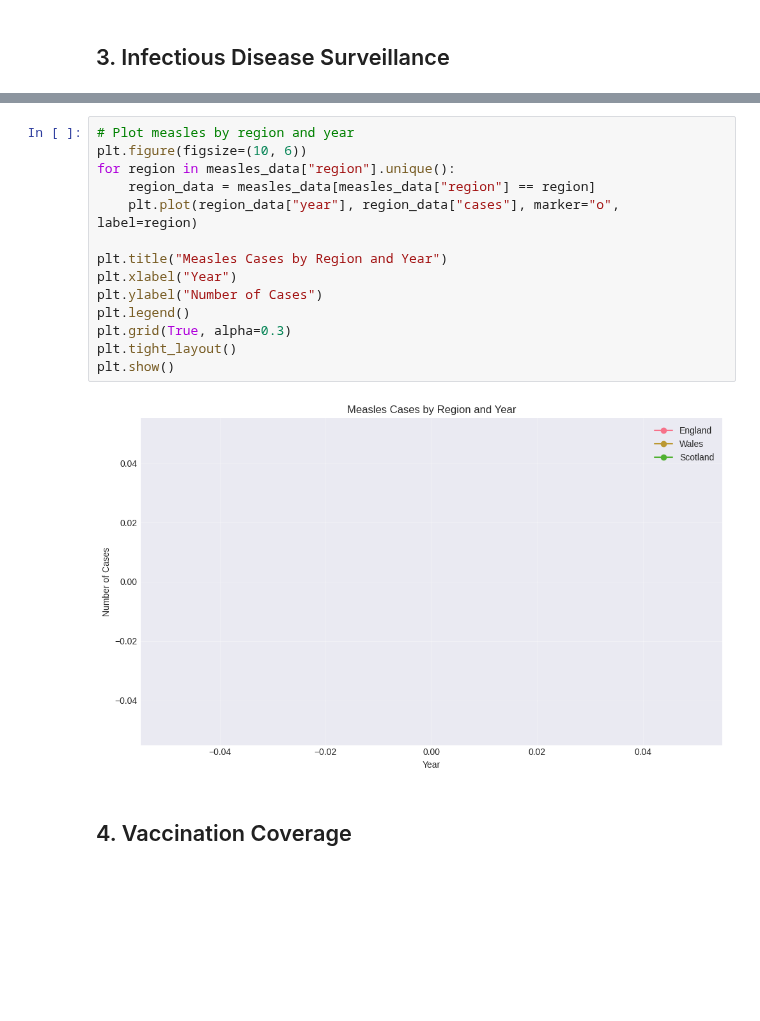
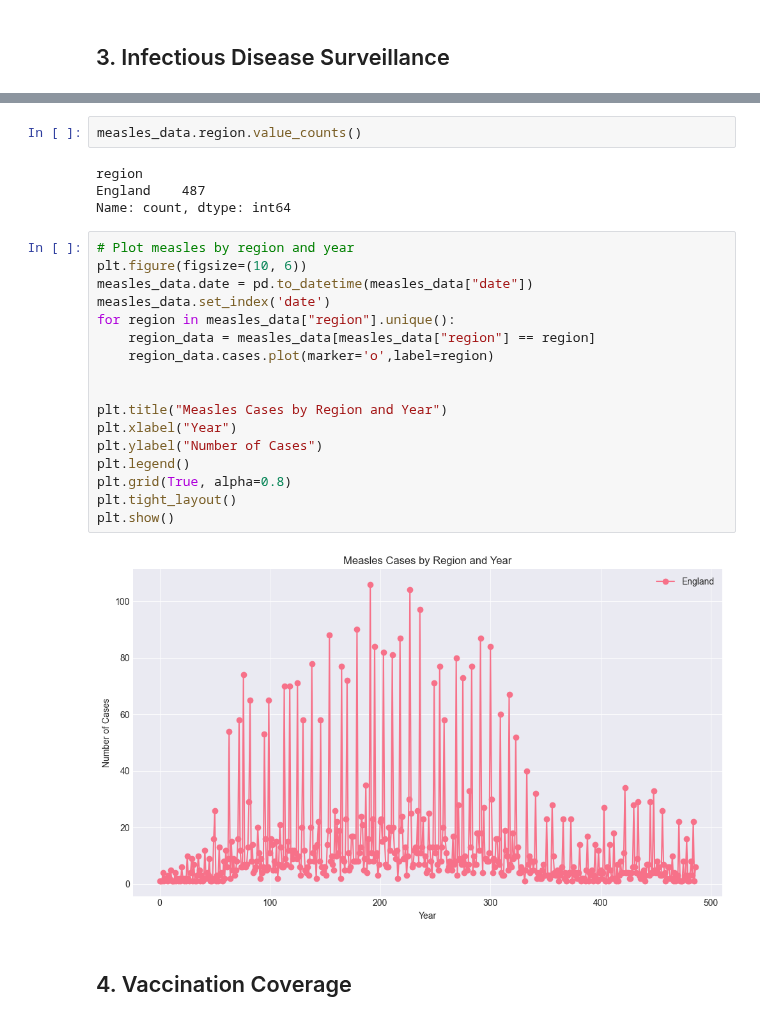
Before and after one commit to fccoelho/epidemiological-datasets, a Jupyter notebook: examples/notebooks/12_UKHSA_Surveillance_Data.ipynb, the cells around one changed output, grey strips where cells are left out. Cells and saved outputs as stored; diff of their text form; blank space fills up the shorter version.

```diff
--- a/examples/notebooks/12_UKHSA_Surveillance_Data.ipynb
+++ b/examples/notebooks/12_UKHSA_Surveillance_Data.ipynb
@@ -86,19 +80,28 @@ Retrieved 9 records
+# %%
+measles_data.region.value_counts()
+# %% [output]
+region
+England    487
+Name: count, dtype: int64
 # %%
 # Plot measles by region and year
 plt.figure(figsize=(10, 6))
+measles_data.date = pd.to_datetime(measles_data["date"])
+measles_data.set_index('date')
 for region in measles_data["region"].unique():
     region_data = measles_data[measles_data["region"] == region]
-    plt.plot(region_data["year"], region_data["cases"], marker="o", label=region)
+    region_data.cases.plot(marker='o',label=region)
+
 
 plt.title("Measles Cases by Region and Year")
 plt.xlabel("Year")
 plt.ylabel("Number of Cases")
 plt.legend()
-plt.grid(True, alpha=0.3)
+plt.grid(True, alpha=0.8)
 plt.tight_layout()
 plt.show()
 # %% [output]
-[figure, old version]
+[figure, new version]
 # %% [markdown]
 ## 4. Vaccination Coverage
 # %%
```
Also changed, not shown: parts of 8 cells of this notebook, 2 other files.
